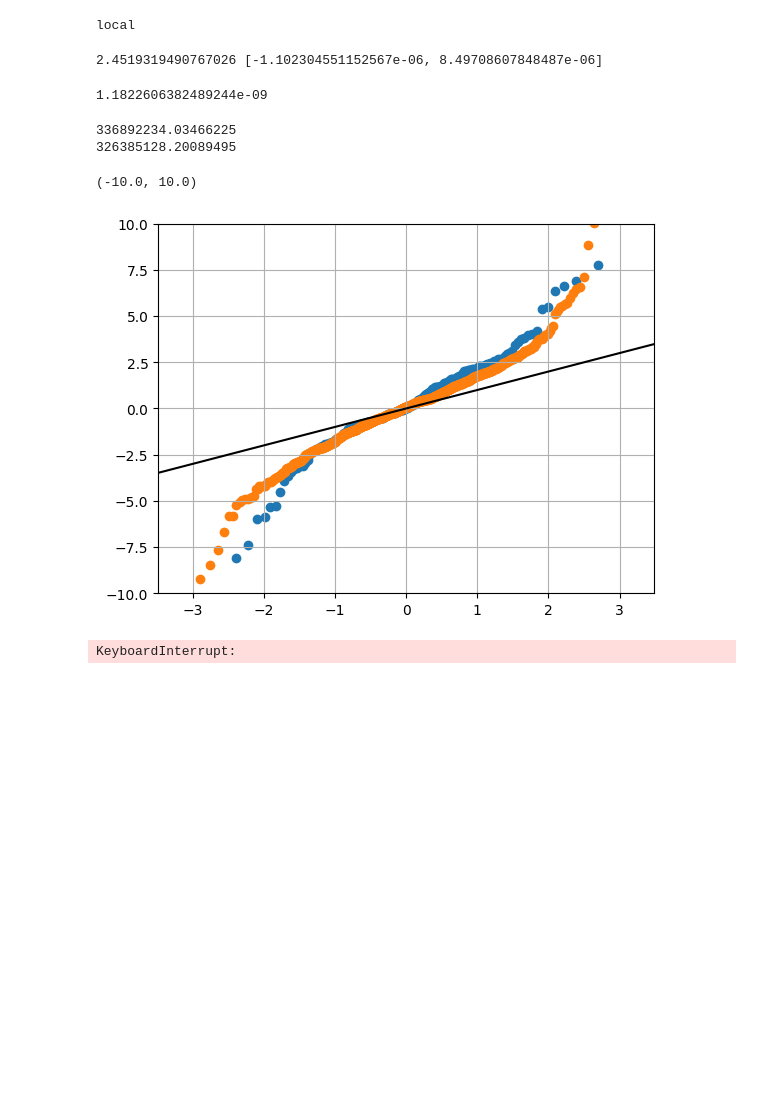
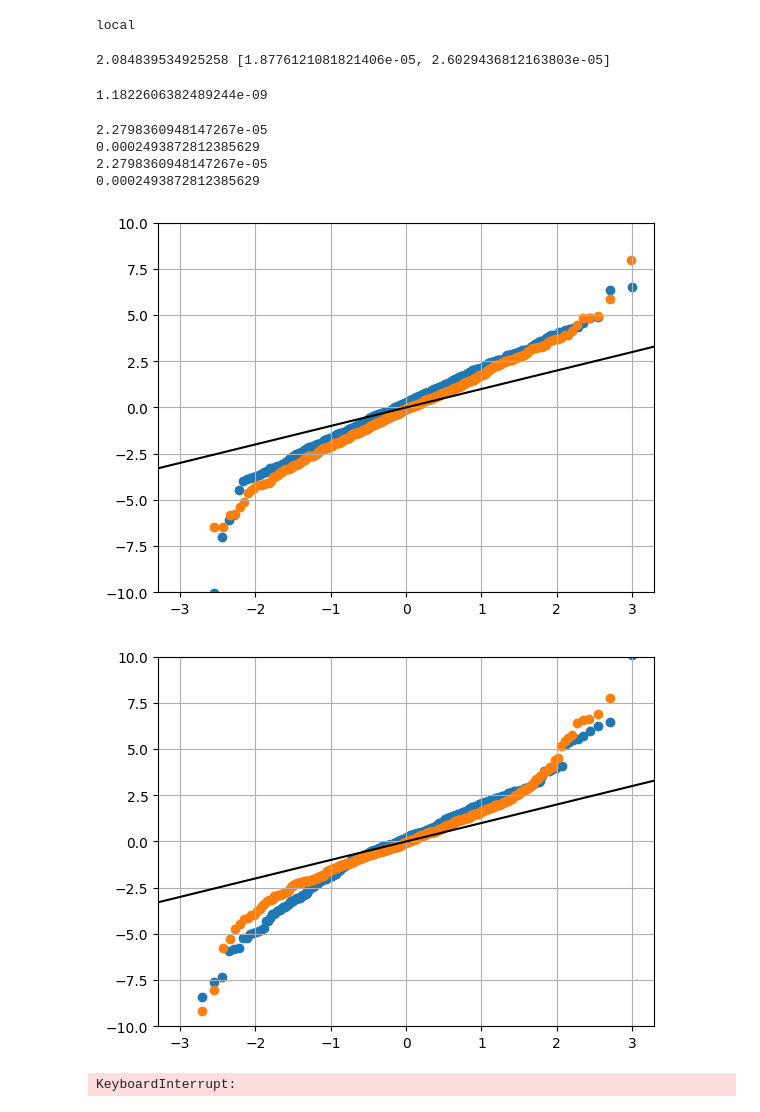
Before and after one commit to jcottaar/ariel2, a Jupyter notebook: analysis/analyze_error.ipynb, the cells around one changed output. Cells and saved outputs as stored; diff of their text form; code cells hidden in the pictures; blank space fills up the shorter version.

```diff
--- a/analysis/analyze_error.ipynb
+++ b/analysis/analyze_error.ipynb
@@ -38,9 +38,10 @@ def get_brightness(d):
 brightness = [get_brightness(d) for d in tqdm(train_data)]
 kgs.clear_gpu()
 # %%
-loaded = kgs.dill_load(kgs.temp_dir + 'evaluate_model_New transit prior, alpha=1.0, FGSs=0.0001__1099.pickle')
+loaded = kgs.dill_load(kgs.temp_dir + 'evaluate_model_Baseline__989.pickle')
 # %%
-model = copy.deepcopy(loaded[1])
+model = copy.deepcopy(loaded[2])
+train_data = loaded[1]
 print(model.sigma_fudge_FGS, model.sigma_offset)
 model.sigma_fudge_FGS = 1.
 model.sigma_fudge_AIRS_mean = 1.
@@ -49,51 +50,58 @@ model.sigma_offset = [0.,0.]
 inferred_data = model.infer(train_data);
 inferred_data[0].spectrum_cov[0,0]
 # %% [output]
-2.4519319490767026 [-1.102304551152567e-06, 8.49708607848487e-06]
+2.084839534925258 [1.8776121081821406e-05, 2.6029436812163803e-05]
 1.1822606382489244e-09
 # %%
 import scipy.stats as stats
 import matplotlib.pyplot as plt
 
 error_matrix = np.array([d.spectrum - t.spectrum for d,t in zip(inferred_data,train_data)])
 true_matrix = np.array([t.spectrum for d,t in zip(inferred_data,train_data)])
 
 
-slic = slice(2,283)
-y = np.mean(error_matrix[:,slic],1)
-sigma = np.array([np.sqrt(np.mean(d.spectrum_cov[slic,slic])) for d in inferred_data])
-y_norm = y/sigma
+for slic in [slice(0,1), slice(2,283)]:
+    y = np.mean(error_matrix[:,slic],1)
+    sigma = np.array([np.sqrt(np.mean(d.spectrum_cov[slic,slic])) for d in inferred_data])
+    y_norm = y/sigma
 
-splitter = sigma
-#splitter = np.mean(true_matrix,1)
-#splitter = np.array([d.planet_id for d in train_data])
-splitter = np.array(brightness)
-#inds = np.argsort(splitter)
+    splitter = np.std(true_matrix,1)
+    #splitter = sigma
+    #splitter = np.array([len(d.transits) for d in train_data])
+    #splitter = np.mean(true_matrix,1)
+    #splitter = np.array([d.planet_id for d in train_data])
+    #splitter = np.array(brightness)
+    inds = np.argsort(splitter)
 
-plt.figure()
-plt.grid(True)
-N_split = 200
-for i_half in [0,1]:
+    #plt.figure()
+    #plt.semilogy(np.sort(splitter))
 
-    if i_half==0:
-        y_norm_here = y_norm[inds[:N_split]]
-        print(np.mean(splitter[inds[:N_split]]))
-    else:
-        y_norm_here = y_norm[inds[N_split:]]
-        print(np.mean(splitter[inds[N_split:]]))
+    plt.figure()
+    plt.grid(True)
+    N_split = 500
+    for i_half in [0,1]:
 
-    #y_norm_here =  y_norm
+        if i_half==0:
+            y_norm_here = y_norm[inds[:N_split]]
+            print(np.mean(splitter[inds[:N_split]]))
+        else:
+            y_norm_here = y_norm[inds[N_split:]]
+            print(np.mean(splitter[inds[N_split:]]))
 
-    osm, osr = stats.probplot(y_norm_here, dist="norm", plot=None, fit=False)
-    plt.scatter(osm,osr)
-plt.axline( (0,0), slope=1, color='black')
-plt.ylim([-10,10])
-#plt.xlim([-4,4])
+        #y_norm_here =  y_norm
+
+        osm, osr = stats.probplot(y_norm_here, dist="norm", plot=None, fit=False)
+        plt.scatter(osm,osr)
+    plt.axline( (0,0), slope=1, color='black')
+    plt.ylim([-10,10])
+    #plt.xlim([-4,4])
 # %% [output]
-336892234.03466225
-326385128.20089495
+2.2798360948147267e-05
+0.0002493872812385629
+2.2798360948147267e-05
+0.0002493872812385629
-(-10.0, 10.0)
-[figure, old version]
+[figure, new version]
+[figure, added]
 # %%
 if True:
     kgs.debugging_mode = 1
```
Also changed, not shown: parts of 1 cell of this notebook, 11 other files.
